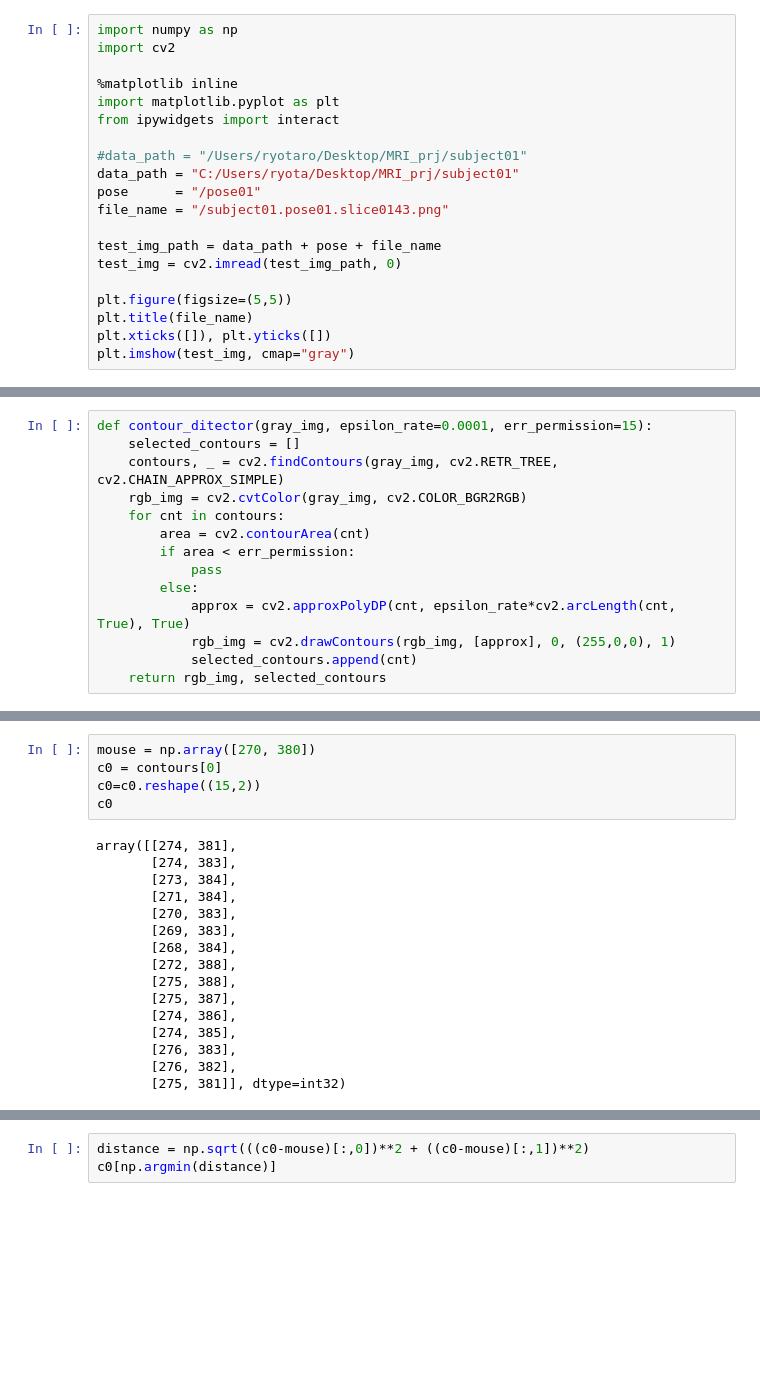
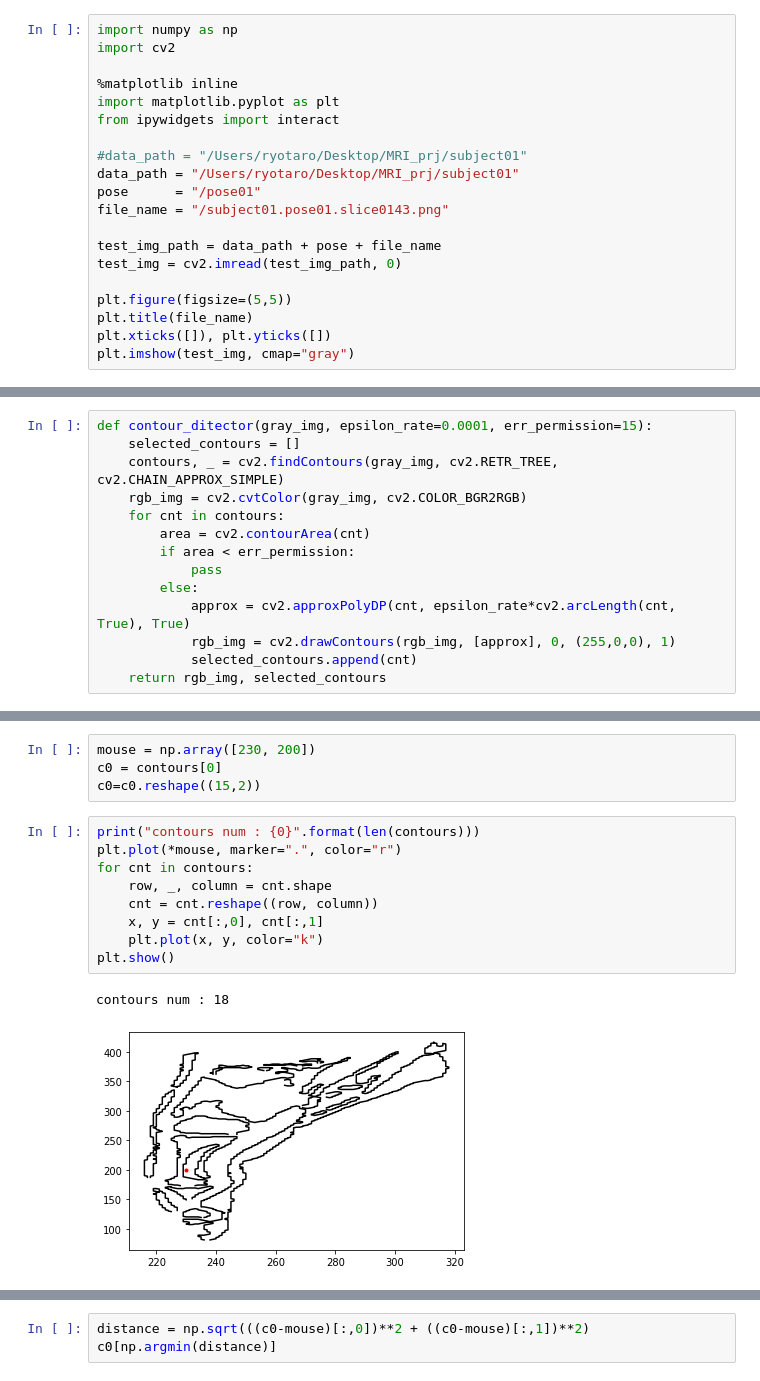
Before and after one commit to TANUKIpro/MRI_prj, a Jupyter notebook: jupyter/test.ipynb, the cells around one changed output, grey strips where cells are left out. Drawn from its saved outputs; the diff is of its cells as text; blank space fills up the shorter version.

```diff
--- a/jupyter/test.ipynb
+++ b/jupyter/test.ipynb
@@ -7,7 +7,7 @@ import matplotlib.pyplot as plt
 from ipywidgets import interact
 
 #data_path = "/Users/ryotaro/Desktop/MRI_prj/subject01"
-data_path = "C:/Users/ryota/Desktop/MRI_prj/subject01"
+data_path = "/Users/ryotaro/Desktop/MRI_prj/subject01"
 pose      = "/pose01"
 file_name = "/subject01.pose01.slice0143.png"
 
@@ -50,22 +51,17 @@ plt.xticks([]), plt.yticks([])
 [figure]
 # %%
-mouse = np.array([270, 380])
+mouse = np.array([230, 200])
 c0 = contours[0]
 c0=c0.reshape((15,2))
-c0
-# %% [output]
-array([[274, 381],
-       [274, 383],
-       [273, 384],
-       [271, 384],
-       [270, 383],
-       [269, 383],
-       [268, 384],
-       [272, 388],
-       [275, 388],
-       [275, 387],
-       [274, 386],
-       [274, 385],
-       [276, 383],
-       [276, 382],
-       [275, 381]], dtype=int32)
+# %%
+print("contours num : {0}".format(len(contours)))
+plt.plot(*mouse, marker=".", color="r")
+for cnt in contours:
+    row, _, column = cnt.shape
+    cnt = cnt.reshape((row, column))
+    x, y = cnt[:,0], cnt[:,1]
+    plt.plot(x, y, color="k")
+plt.show()
+# %% [output]
+contours num : 18
+[figure, added]
```
Also changed, not shown: parts of 4 cells of this notebook, 1 other file.
